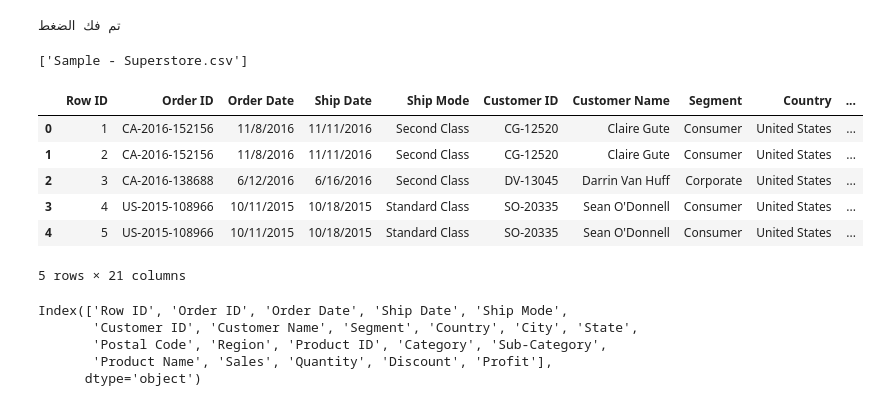
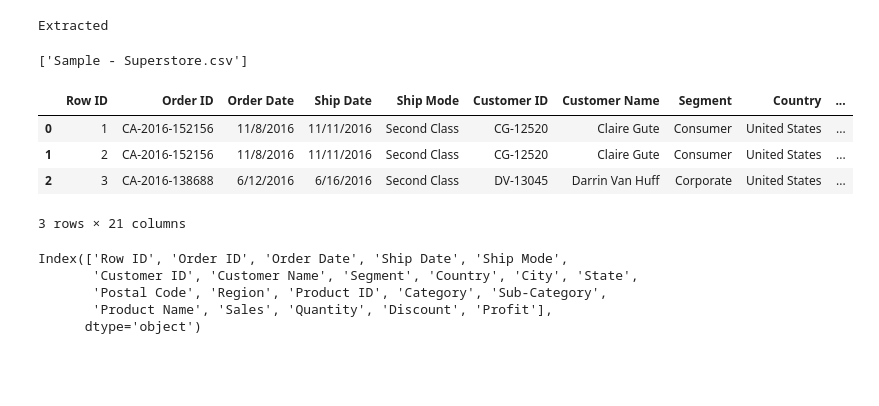
Before and after one commit to 3bdelrhman/superstore-data-analysis, a Jupyter notebook: analysis.ipynb, the cells around one changed output. Drawn from its saved outputs; the diff is of its cells as text; code cells hidden in the pictures; blank space fills up the shorter version.

```diff
--- a/analysis.ipynb
+++ b/analysis.ipynb
@@ -6,5 +8,6 @@ Mounted at /content/drive
 # %%
 import zipfile
+import os
 
 zip_path = "/content/drive/MyDrive/archive.zip"
 extract_path = "/content/data"
@@ -12,28 +15,23 @@ extract_path = "/content/data"
 with zipfile.ZipFile(zip_path, 'r') as zip_ref:
     zip_ref.extractall(extract_path)
 
-print("تم فك الضغط")
+print("Extracted")
+
+os.listdir("/content/data")
 # %% [output]
-تم فك الضغط
+Extracted
+['Sample - Superstore.csv']
-# %%
-import os
-
-os.listdir("/content/data")
-# %% [output]
-['Sample - Superstore.csv']
 # %%
 import pandas as pd
 
 df = pd.read_csv("/content/data/Sample - Superstore.csv", encoding="latin1")
-df.head()
+df.head(3)
 # %% [output]
 |  | Row ID | Order ID | Order Date | Ship Date | Ship Mode | Customer ID | Customer Name | Segment | Country | ... |
 | 0 | 1 | CA-2016-152156 | 11/8/2016 | 11/11/2016 | Second Class | CG-12520 | Claire Gute | Consumer | United States | ... |
 | 1 | 2 | CA-2016-152156 | 11/8/2016 | 11/11/2016 | Second Class | CG-12520 | Claire Gute | Consumer | United States | ... |
 | 2 | 3 | CA-2016-138688 | 6/12/2016 | 6/16/2016 | Second Class | DV-13045 | Darrin Van Huff | Corporate | United States | ... |
-| 3 | 4 | US-2015-108966 | 10/11/2015 | 10/18/2015 | Standard Class | SO-20335 | Sean O'Donnell | Consumer | United States | ... |
-| 4 | 5 | US-2015-108966 | 10/11/2015 | 10/18/2015 | Standard Class | SO-20335 | Sean O'Donnell | Consumer | United States | ... |
-5 rows × 21 columns
+3 rows × 21 columns
 # %%
 df.columns
 # %% [output]
```
Also changed, not shown: parts of 1 cell of this notebook.
